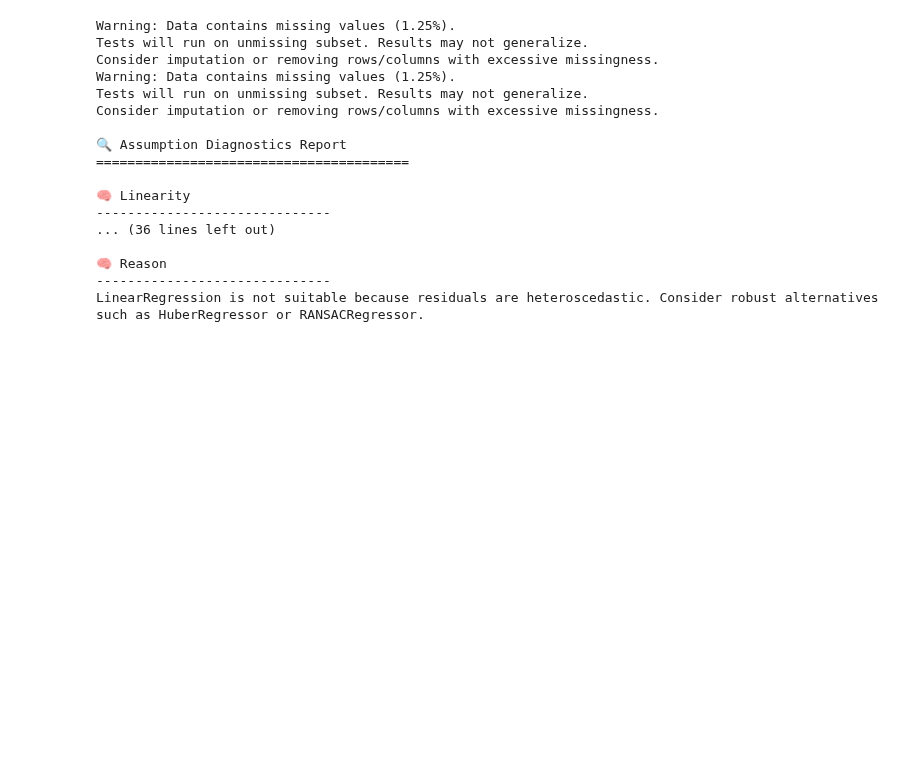
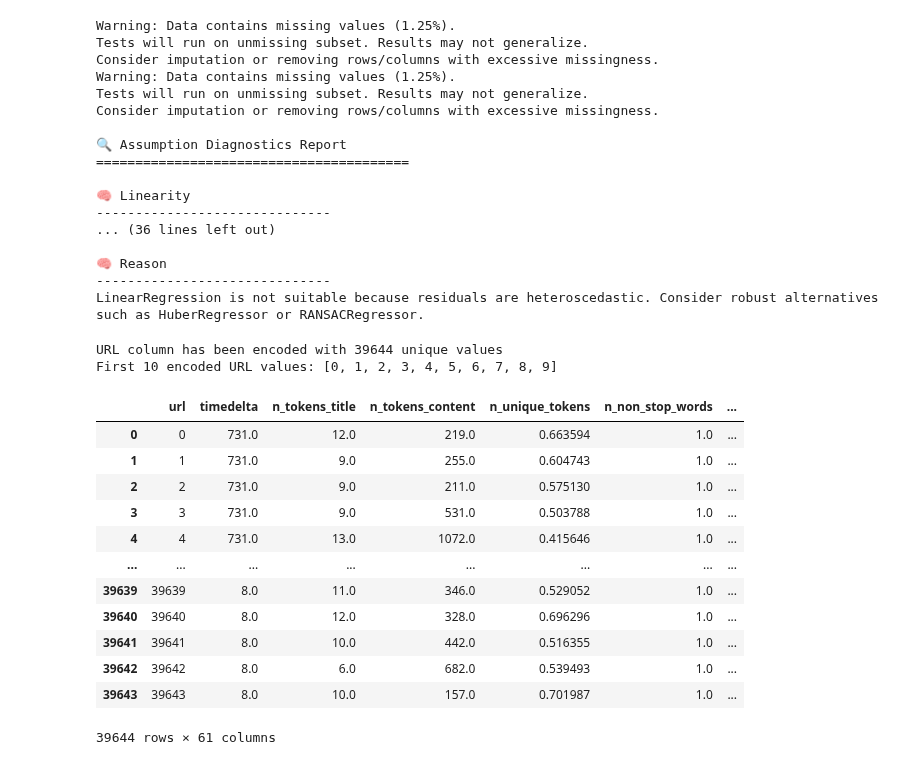
Before and after one commit to JoeBater/AssumptionsCheckers, a Jupyter notebook: regressor_examples.ipynb, the cells around one changed output. Cells and saved outputs as stored; diff of their text form; code cells hidden in the pictures; blank space fills up the shorter version.

```diff
--- a/regressor_examples.ipynb
+++ b/regressor_examples.ipynb
@@ -151,3 +151,36 @@ Consider imputation or removing rows/columns with excessive missingness.
 🧠 Reason
 ------------------------------
 LinearRegression is not suitable because residuals are heteroscedastic. Consider robust alternatives such as HuberRegressor or RANSACRegressor.
+# %%
+import pandas as pd
+import numpy as np
+from sklearn.preprocessing import LabelEncoder
+
+df = pd.read_csv(r'data/online+news+popularity/OnlineNewsPopularity.csv')
+
+# Initialize LabelEncoder
+le = LabelEncoder()
+
+# Encode the 'url' column
+df['url'] = le.fit_transform(df['url'])
+
+print(f"URL column has been encoded with {len(le.classes_)} unique values")
+print(f"First 10 encoded URL values: {df['url'].head(10).tolist()}")
+
+df
+# %% [output]
+URL column has been encoded with 39644 unique values
+First 10 encoded URL values: [0, 1, 2, 3, 4, 5, 6, 7, 8, 9]
+|  | url | timedelta | n_tokens_title | n_tokens_content | n_unique_tokens | n_non_stop_words | ... |
+| 0 | 0 | 731.0 | 12.0 | 219.0 | 0.663594 | 1.0 | ... |
+| 1 | 1 | 731.0 | 9.0 | 255.0 | 0.604743 | 1.0 | ... |
+| 2 | 2 | 731.0 | 9.0 | 211.0 | 0.575130 | 1.0 | ... |
+| 3 | 3 | 731.0 | 9.0 | 531.0 | 0.503788 | 1.0 | ... |
+| 4 | 4 | 731.0 | 13.0 | 1072.0 | 0.415646 | 1.0 | ... |
+| ... | ... | ... | ... | ... | ... | ... | ... |
+| 39639 | 39639 | 8.0 | 11.0 | 346.0 | 0.529052 | 1.0 | ... |
+| 39640 | 39640 | 8.0 | 12.0 | 328.0 | 0.696296 | 1.0 | ... |
+| 39641 | 39641 | 8.0 | 10.0 | 442.0 | 0.516355 | 1.0 | ... |
+| 39642 | 39642 | 8.0 | 6.0 | 682.0 | 0.539493 | 1.0 | ... |
+| 39643 | 39643 | 8.0 | 10.0 | 157.0 | 0.701987 | 1.0 | ... |
+39644 rows × 61 columns
```
Also changed, not shown: parts of 2 cells of this notebook, 1 other file.
